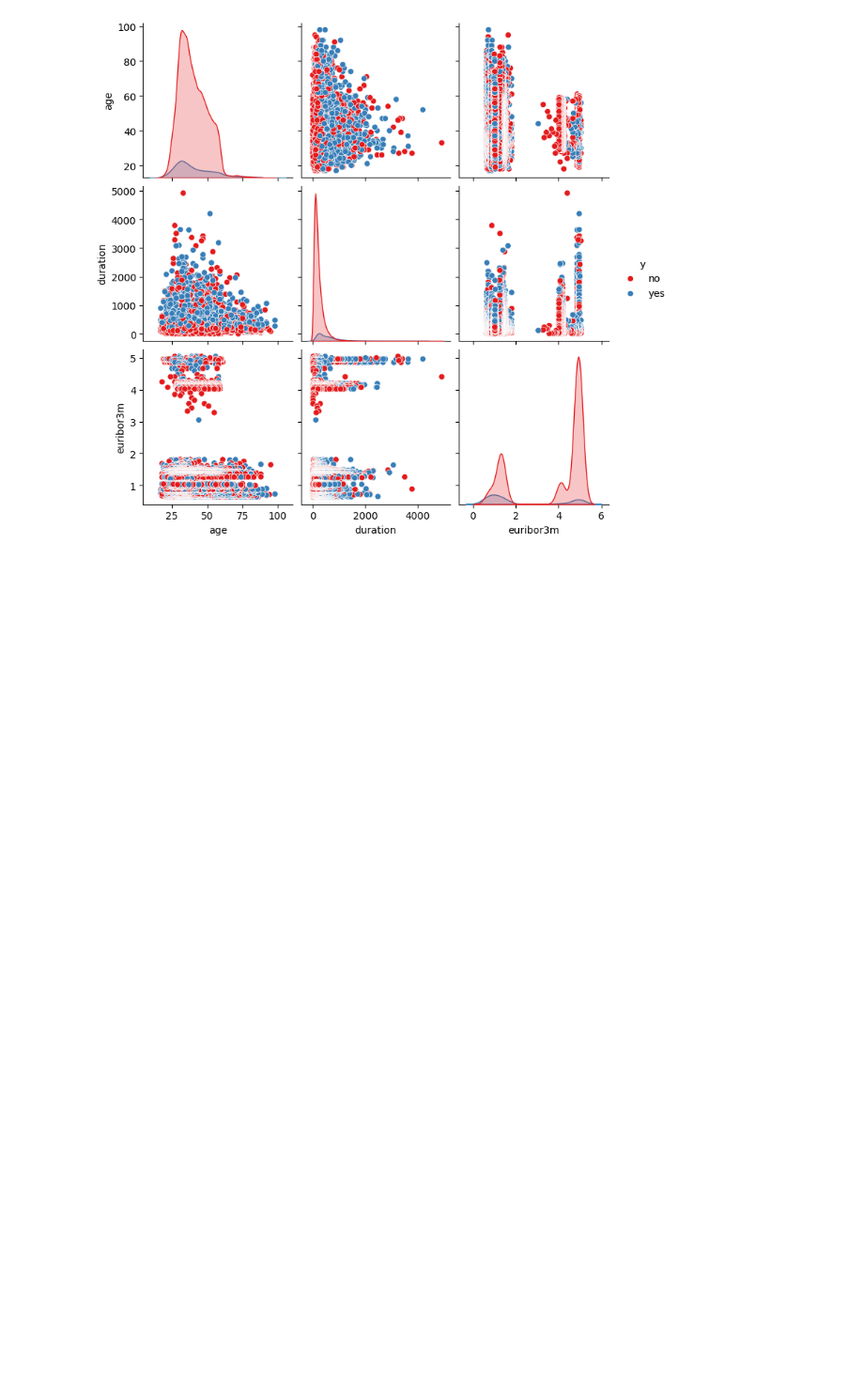
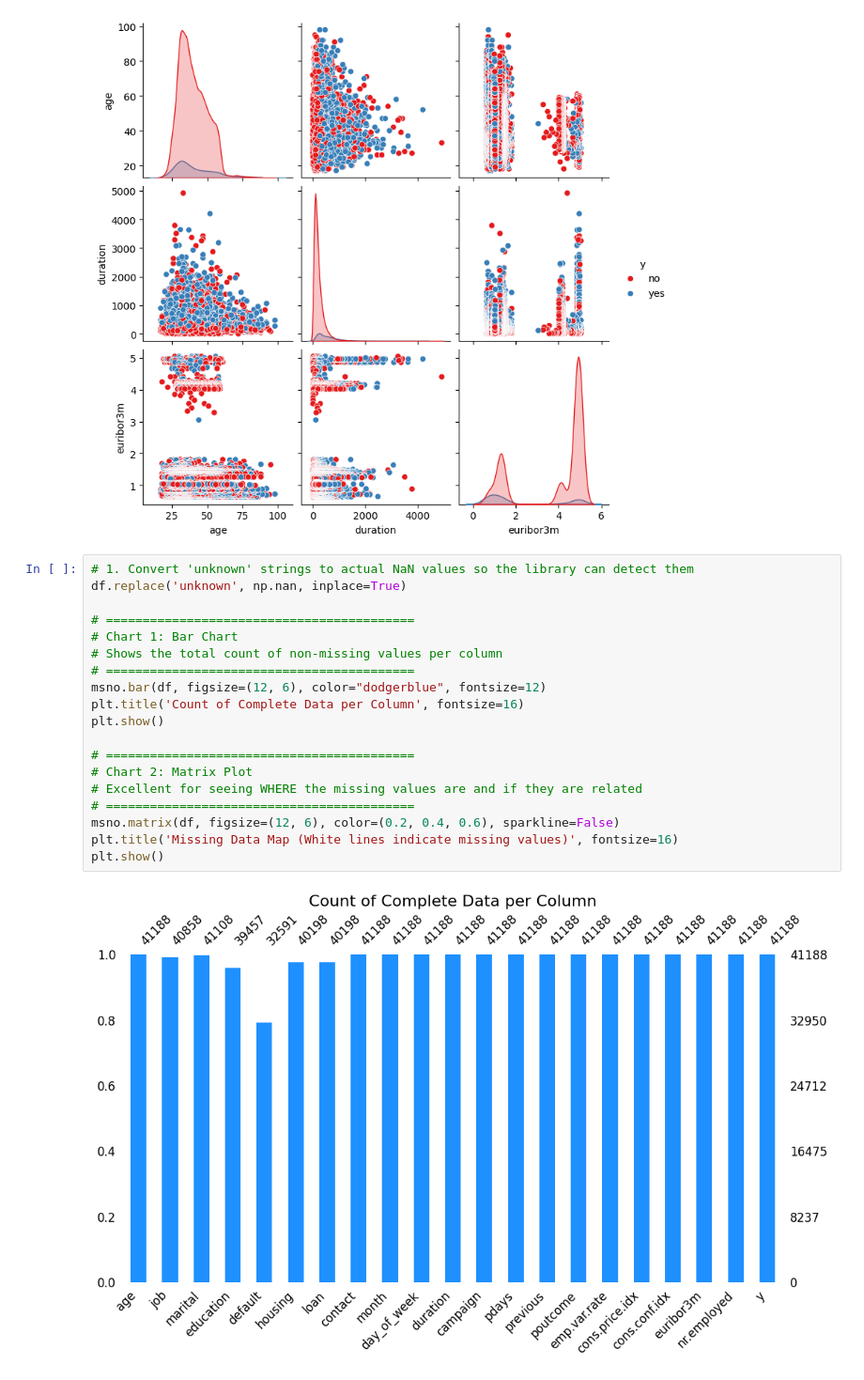
Before and after one commit to NitoBoritto/El_Farghaly_Bros., a Jupyter notebook: notebooks/EDA_only.ipynb, the cells around one changed output. Shown at 94% size. Saved outputs shown, nothing was run; the diff lists cells and outputs as text; blank space fills up the shorter version.

```diff
--- a/notebooks/EDA_only.ipynb
+++ b/notebooks/EDA_only.ipynb
@@ -512,3 +513,24 @@ sns.pairplot(df[cols_to_plot], hue='y', palette='Set1')
 plt.show()
 # %% [output]
 [figure]
+# %%
+# 1. Convert 'unknown' strings to actual NaN values so the library can detect them
+df.replace('unknown', np.nan, inplace=True)
+
+# ==========================================
+# Chart 1: Bar Chart
+# Shows the total count of non-missing values per column
+# ==========================================
+msno.bar(df, figsize=(12, 6), color="dodgerblue", fontsize=12)
+plt.title('Count of Complete Data per Column', fontsize=16)
+plt.show()
+
+# ==========================================
+# Chart 2: Matrix Plot
+# Excellent for seeing WHERE the missing values are and if they are related
+# ==========================================
+msno.matrix(df, figsize=(12, 6), color=(0.2, 0.4, 0.6), sparkline=False)
+plt.title('Missing Data Map (White lines indicate missing values)', fontsize=16)
+plt.show()
+# %% [output]
+[figure, added]
```
Also changed, not shown: parts of 2 cells of this notebook.
